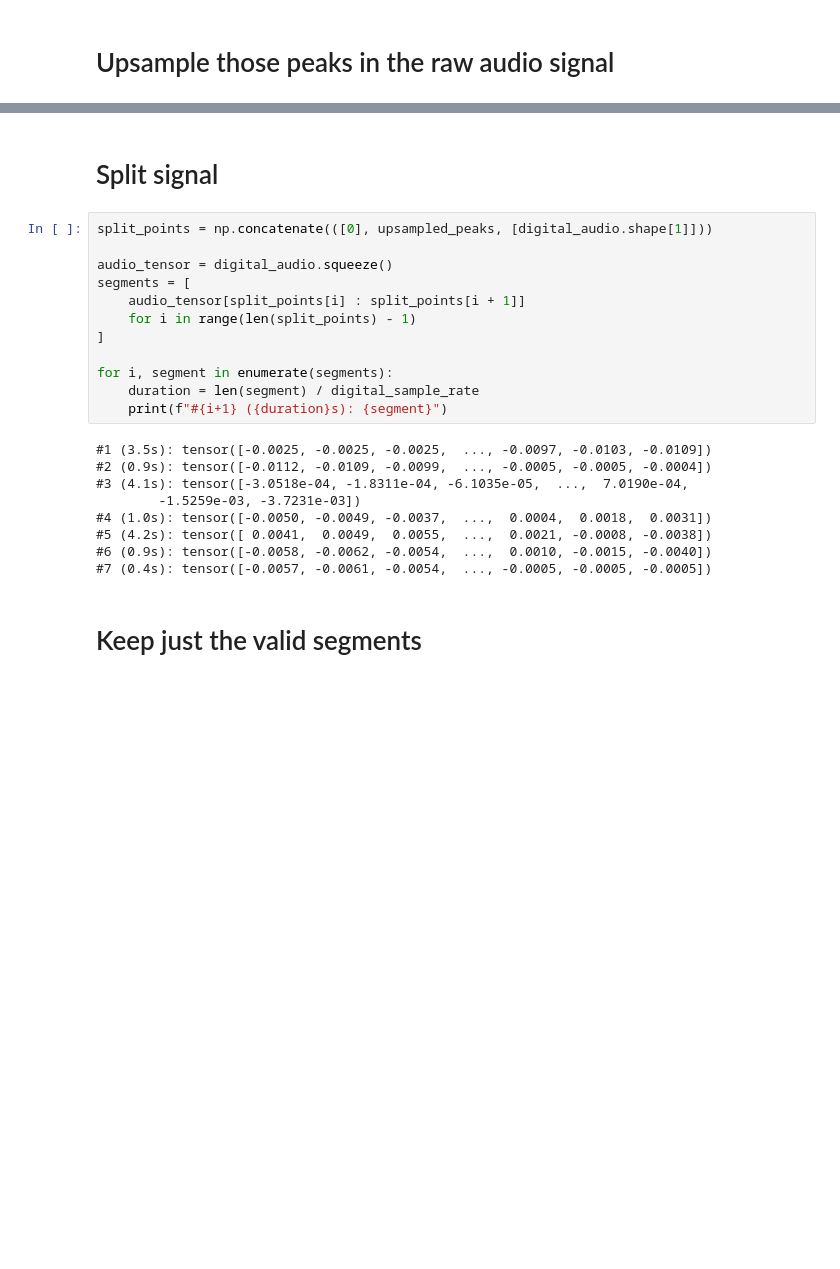
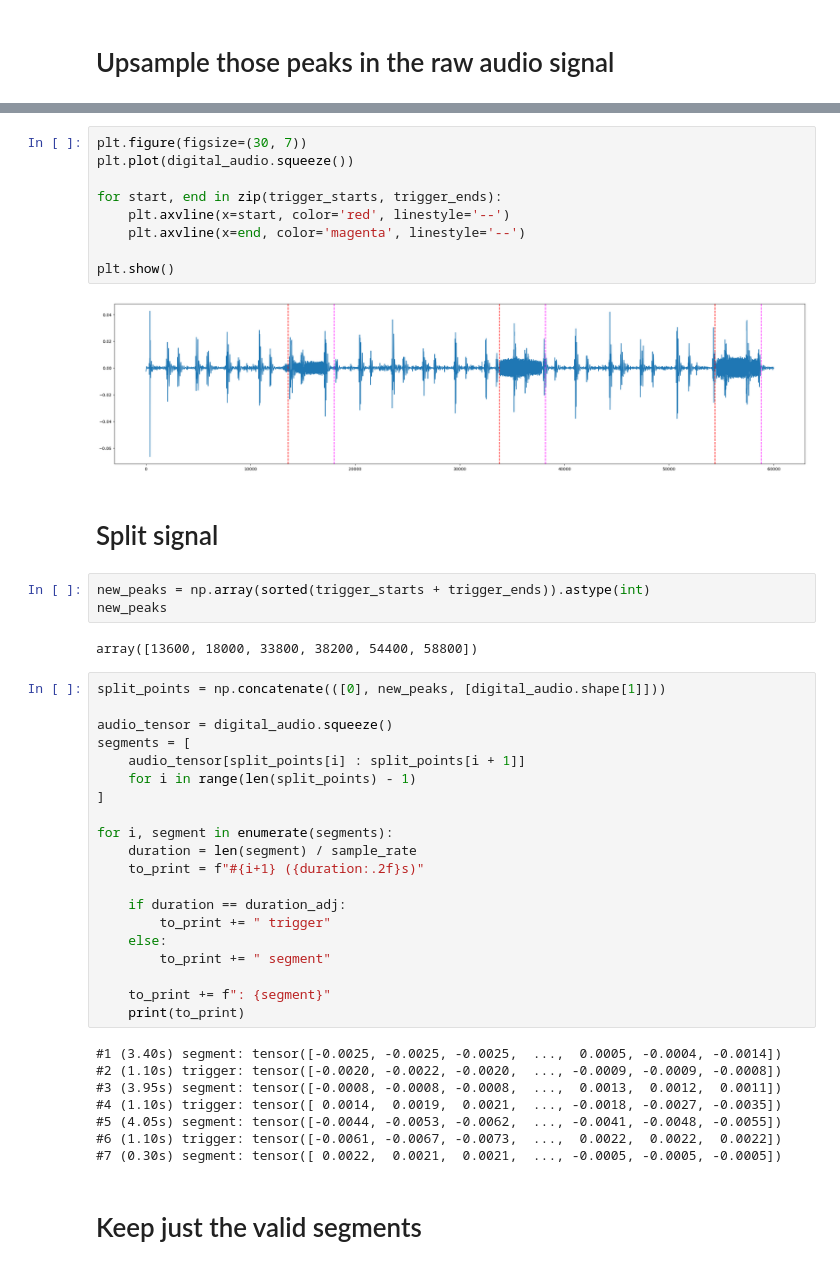
Before and after one commit to Afroefras/coratech, a Jupyter notebook: notebooks/trigger_notification_digital.ipynb, the cells around one changed output, grey strips where cells are left out. Cells and saved outputs as stored; diff of their text form; blank space fills up the shorter version.

```diff
--- a/notebooks/trigger_notification_digital.ipynb
+++ b/notebooks/trigger_notification_digital.ipynb
@@ -97,7 +147,23 @@ plt.plot(upsampled_peaks, digital_audio.squeeze()[upsampled_peaks], "X")
+# %%
+plt.figure(figsize=(30, 7))
+plt.plot(digital_audio.squeeze())
+
+for start, end in zip(trigger_starts, trigger_ends):
+    plt.axvline(x=start, color='red', linestyle='--')
+    plt.axvline(x=end, color='magenta', linestyle='--')
+
+plt.show()
+# %% [output]
+[figure, added]
 # %% [markdown]
 # Split signal
+# %%
+new_peaks = np.array(sorted(trigger_starts + trigger_ends)).astype(int)
+new_peaks
+# %% [output]
+array([13600, 18000, 33800, 38200, 54400, 58800])
 # %%
-split_points = np.concatenate(([0], upsampled_peaks, [digital_audio.shape[1]]))
+split_points = np.concatenate(([0], new_peaks, [digital_audio.shape[1]]))
 
 audio_tensor = digital_audio.squeeze()
 segments = [
@@ -106,17 +172,24 @@ segments = [
 ]
 
 for i, segment in enumerate(segments):
-    duration = len(segment) / digital_sample_rate
-    print(f"#{i+1} ({duration}s): {segment}")
+    duration = len(segment) / sample_rate
+    to_print = f"#{i+1} ({duration:.2f}s)"
+
+    if duration == duration_adj:
+        to_print += " trigger"
+    else:
+        to_print += " segment"
+
+    to_print += f": {segment}"
+    print(to_print)
 # %% [output]
-#1 (3.5s): tensor([-0.0025, -0.0025, -0.0025,  ..., -0.0097, -0.0103, -0.0109])
-#2 (0.9s): tensor([-0.0112, -0.0109, -0.0099,  ..., -0.0005, -0.0005, -0.0004])
-#3 (4.1s): tensor([-3.0518e-04, -1.8311e-04, -6.1035e-05,  ...,  7.0190e-04,
-        -1.5259e-03, -3.7231e-03])
-#4 (1.0s): tensor([-0.0050, -0.0049, -0.0037,  ...,  0.0004,  0.0018,  0.0031])
-#5 (4.2s): tensor([ 0.0041,  0.0049,  0.0055,  ...,  0.0021, -0.0008, -0.0038])
-#6 (0.9s): tensor([-0.0058, -0.0062, -0.0054,  ...,  0.0010, -0.0015, -0.0040])
-#7 (0.4s): tensor([-0.0057, -0.0061, -0.0054,  ..., -0.0005, -0.0005, -0.0005])
+#1 (3.40s) segment: tensor([-0.0025, -0.0025, -0.0025,  ...,  0.0005, -0.0004, -0.0014])
+#2 (1.10s) trigger: tensor([-0.0020, -0.0022, -0.0020,  ..., -0.0009, -0.0009, -0.0008])
+#3 (3.95s) segment: tensor([-0.0008, -0.0008, -0.0008,  ...,  0.0013,  0.0012,  0.0011])
+#4 (1.10s) trigger: tensor([ 0.0014,  0.0019,  0.0021,  ..., -0.0018, -0.0027, -0.0035])
+#5 (4.05s) segment: tensor([-0.0044, -0.0053, -0.0062,  ..., -0.0041, -0.0048, -0.0055])
+#6 (1.10s) trigger: tensor([-0.0061, -0.0067, -0.0073,  ...,  0.0022,  0.0022,  0.0022])
+#7 (0.30s) segment: tensor([ 0.0022,  0.0021,  0.0021,  ..., -0.0005, -0.0005, -0.0005])
 # %% [markdown]
 # Keep just the valid segments
 # %%
```
Also changed, not shown: parts of 11 cells of this notebook.
